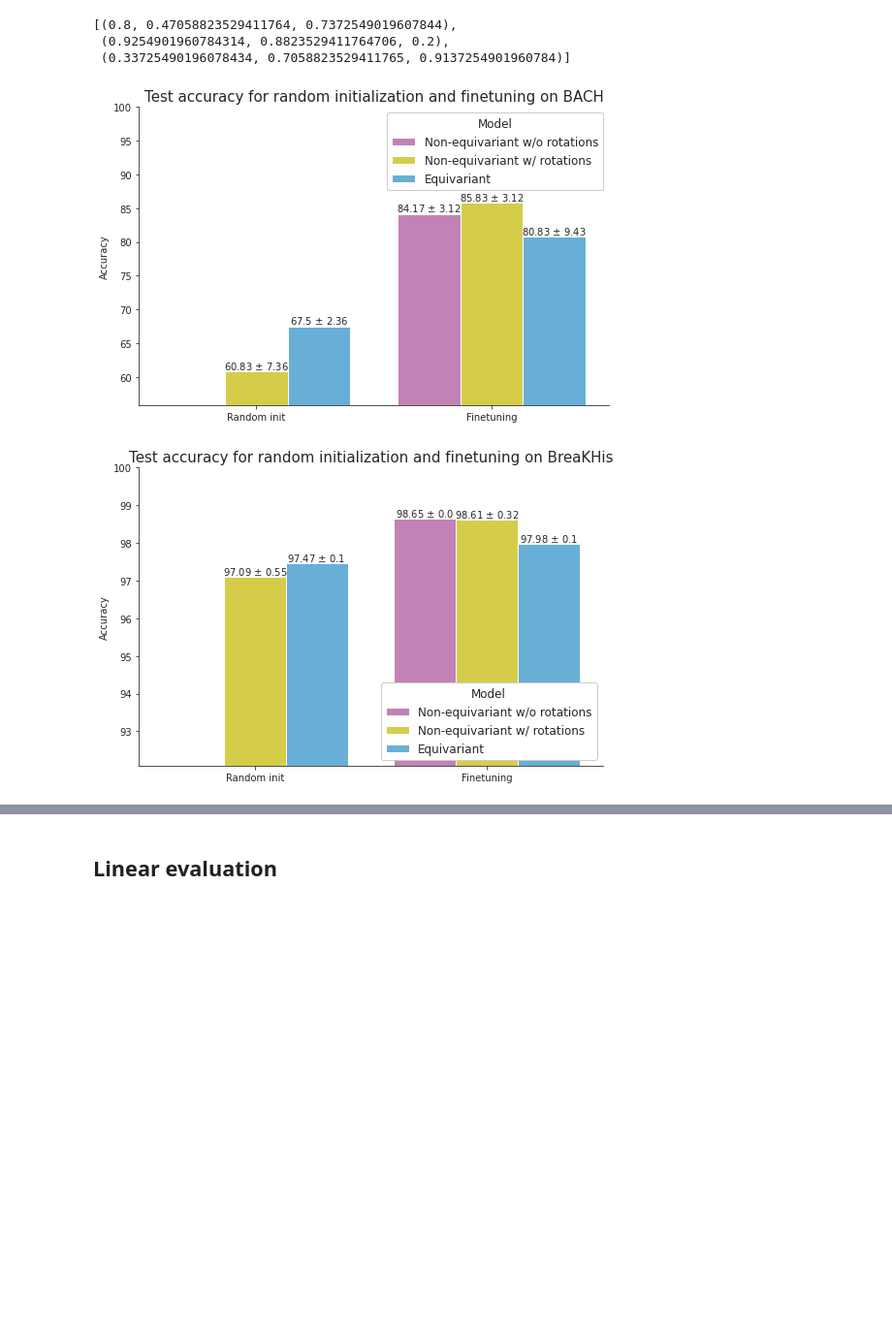
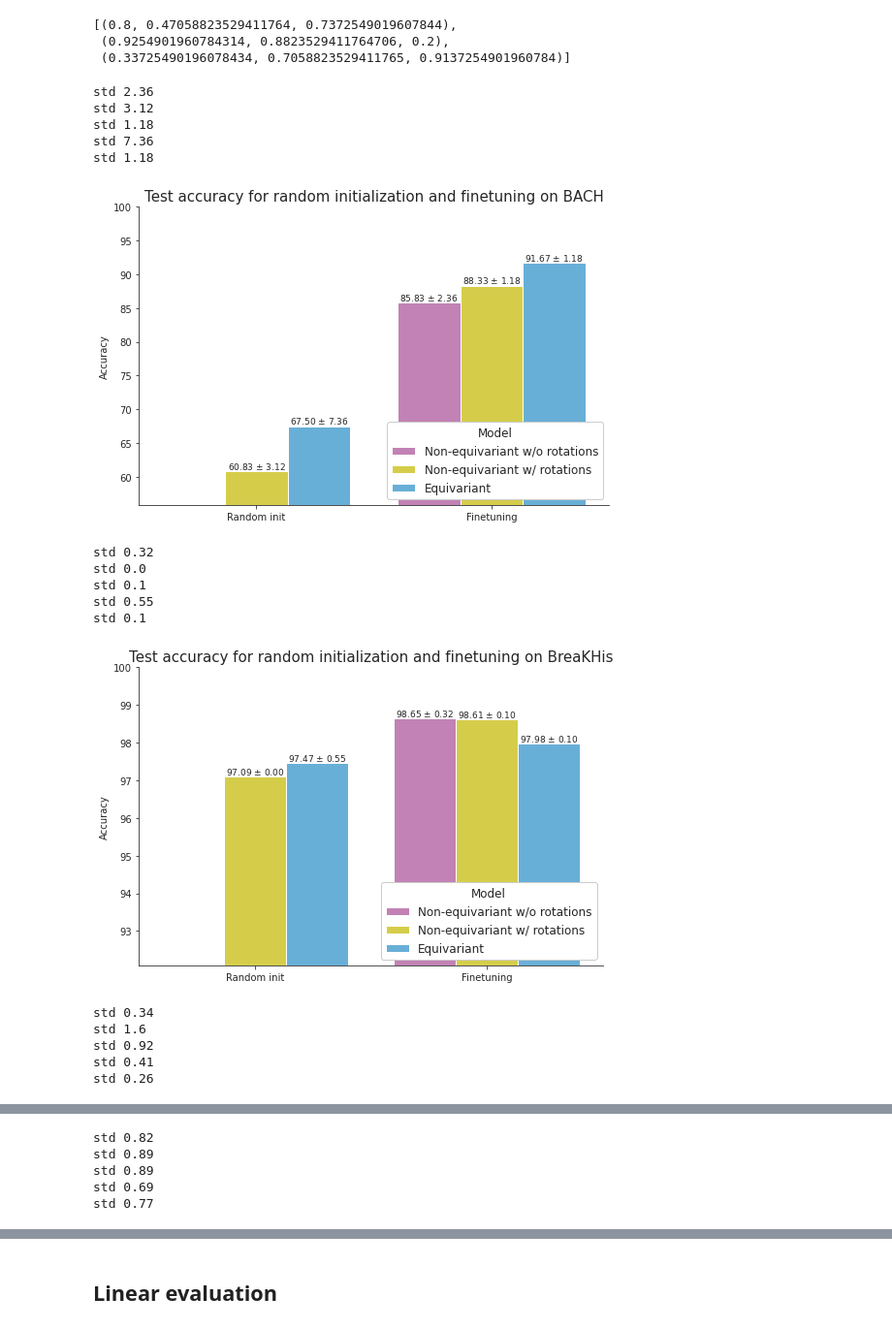
Before and after one commit to blazejdolicki/rissl, a Jupyter notebook: paper/Experiment plots.ipynb, the cells around one changed output, grey strips where cells are left out. Shown: that part at 97% size. Cells and saved outputs as stored; diff of their text form; code cells hidden in the pictures; blank space fills up the shorter version.

```diff
--- a/paper/Experiment plots.ipynb
+++ b/paper/Experiment plots.ipynb
@@ -39,10 +39,13 @@ def make_plot(data, dataset, legend_loc):
     plt.ylim([min_y-5, 100])
     plt.title(f"Test accuracy for random initialization and finetuning on {dataset}")
     for i, p in enumerate(g.ax.patches):
+        # the patches are sorted according to hue order, so we need to sort the standard deviation accordingly
+        hue_order = {'Non-equivariant w/o rotations': 0, 'Non-equivariant w/ rotations': 1, 'Equivariant': 2}
         if i != 0:
-            std = data.loc[i-1,"Standard deviation"]
-            g.ax.text(p.get_x() + p.get_width()/2., p.get_height(), f"{p.get_height()} $\pm$ {std}",
-            fontsize=10, ha='center', va='bottom')
+            std = data.sort_values(by="Model",key=lambda x: x.map(hue_order)).iloc[i-1,3]
+            print("std", std)
+            g.ax.text(p.get_x() + p.get_width()/2., p.get_height(), f"{p.get_height():.2f} $\pm$ {std:.2f}",
+            fontsize=9, ha='center', va='bottom')
     os.makedirs("plots", exist_ok=True)
     plt.savefig(f"plots/acc_rand_fine_{dataset.lower()}.jpg", dpi=300, bbox_inches = 'tight')
     plt.show()
@@ -78,9 +81,9 @@ linear_log_dirs = [ ["/home/b.dolicki/logs/benchmark/linear/1perc/linear_bach_1p
 # %%
 rand_init_finetune_log_dirs = [["/home/b.dolicki/logs/supervised/bach/15271", "BACH"],
                                 ["/home/b.dolicki/logs/supervised/bach_e2/15324", "BACH"],
-                                ["/home/b.dolicki/logs/benchmark/finetune/finetune_bach_no_rot_aug/15247", "BACH"],
-                                ["/home/b.dolicki/logs/benchmark/finetune/finetune_bach/15246", "BACH"],
-                                ["/home/b.dolicki/logs/benchmark/finetune/finetune_bach_e2/15323", "BACH"],
+                                ["/home/b.dolicki/logs/benchmark/finetune/finetune_bach_no_rot_aug/15853", "BACH"],
+                                ["/home/b.dolicki/logs/benchmark/finetune/finetune_bach/15854", "BACH"],
+                                ["/home/b.dolicki/logs/benchmark/finetune/finetune_bach_e2/15852", "BACH"],
                                 ["/home/b.dolicki/logs/supervised/breakhis/14455", "BreaKHis"],
                                 ["/home/b.dolicki/logs/supervised/breakhis_e2/14459", "BreaKHis"],
                                 ["/home/b.dolicki/logs/benchmark/finetune/finetune_breakhis_moco_no_rot_aug/14510", "BreaKHis"],
@@ -100,33 +103,48 @@ rand_init_finetune_log_dirs = [["/home/b.dolicki/logs/supervised/bach/15271", "B
 # %%
 
 metric = "acc"
 last_dataset = "BACH"
 rand_init_and_finetune_results={"Method": ["Random init", "Random init", "Finetuning", "Finetuning", "Finetuning"],
                                 "Model": ["Non-equivariant w/ rotations", "Equivariant", "Non-equivariant w/o rotations", "Non-equivariant w/ rotations", "Equivariant"],
                                 "Accuracy": [],
                                 "Standard deviation":[]}
 for log_dir, dataset in rand_init_finetune_log_dirs:
     if dataset != last_dataset:
         rand_init_and_finetune_results = pd.DataFrame(rand_init_and_finetune_results)
-        make_plot(rand_init_and_finetune_results, last_dataset, "upper right" if last_dataset != "BreaKHis" else "lower right")
+        make_plot(rand_init_and_finetune_results, last_dataset, "upper right" if last_dataset == "NCT" else "lower right")
         rand_init_and_finetune_results={"Method": ["Random init", "Random init", "Finetuning", "Finetuning", "Finetuning"],
                                         "Model": ["Non-equivariant w/ rotations", "Equivariant", "Non-equivariant w/o rotations", "Non-equivariant w/ rotations", "Equivariant"],
                                         "Accuracy": [],
                                         "Standard deviation":[]}
 
     if "json" in log_dir:
         with open(log_dir) as json_file:
             avg_results = json.load(json_file)
     else:
         with open(os.path.join(log_dir, "avg_seed_all_results.json")) as json_file:
             avg_results = json.load(json_file)
 
     rand_init_and_finetune_results["Accuracy"].append(np.round(avg_results["test"]["avg_"+metric],2))
     rand_init_and_finetune_results["Standard deviation"].append(np.round(avg_results["test"]["std_"+metric], 2))
     last_dataset = dataset
 
 rand_init_and_finetune_results = pd.DataFrame(rand_init_and_finetune_results)
 make_plot(rand_init_and_finetune_results, last_dataset, "upper right")
 # %% [output]
+std 2.36
+std 3.12
+std 1.18
+std 7.36
+std 1.18
-[figure, old version]
+[figure, new version]
+std 0.32
+std 0.0
+std 0.1
+std 0.55
+std 0.1
-[figure, old version]
+[figure, new version]
+std 0.34
+std 1.6
+std 0.92
+std 0.41
+std 0.26
@@ -133,0 +152,5 @@ make_plot(rand_init_and_finetune_results, last_dataset, "upper right")
+std 0.82
+std 0.89
+std 0.89
+std 0.69
+std 0.77
```
Also changed, not shown: parts of 4 cells of this notebook, 12 other files.
